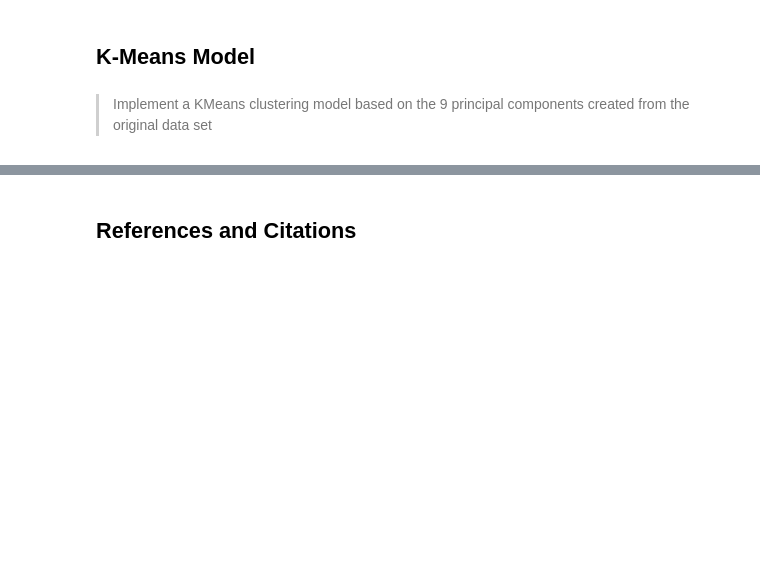
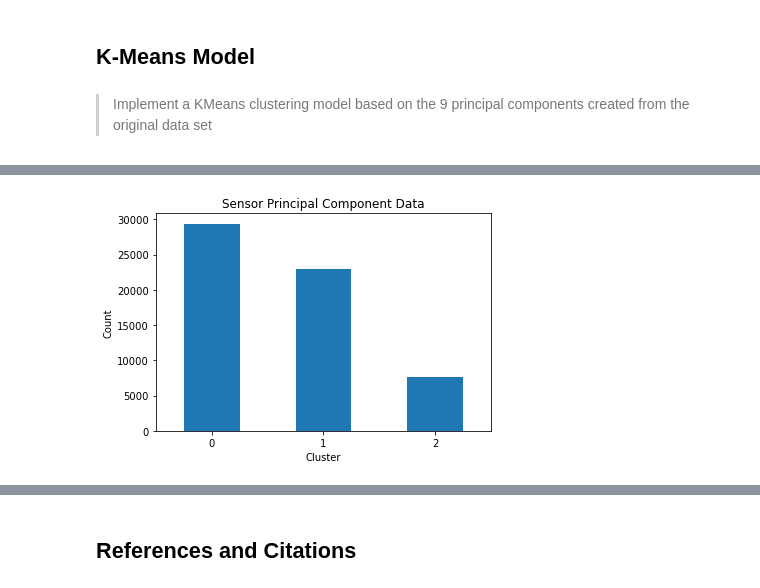
Before and after one commit to mwalbers1/DSC-609-Summer-2022, a Jupyter notebook: module-7-pca.ipynb, the cells around one changed output, grey strips where cells are left out. Cells and saved outputs as stored; diff of their text form; code cells hidden in the pictures; blank space fills up the shorter version.

Commit message:
feat: Perform KMeans clustering
KMeans clustering on principal components

```diff
--- a/module-7-pca.ipynb
+++ b/module-7-pca.ipynb
@@ -286,3 +287,7 @@ combined_pca_df.head()
 ## K-Means Model
 # %% [markdown]
 > Implement a KMeans clustering model based on the 9 principal components created from the original data set
+# %%
+km_model = KMeans(n_clusters=3, init='k-means++', max_iter=100, n_init=10, random_state=0)
+# %%
+km_model.fit(combined_pca_df)
@@ -288,0 +298,2 @@ combined_pca_df.head()
+# %%
+combined_pca_df["class"] = km_model.labels_
@@ -288,0 +309,8 @@ combined_pca_df.head()
+# %%
+combined_pca_df["class"].value_counts().plot(kind='bar', rot=0)
+plt.title("Sensor Principal Component Data")
+plt.xlabel("Cluster")
+plt.ylabel("Count")
+plt.show()
+# %% [output]
+[figure, added]
```
Also changed, not shown: parts of 8 cells of this notebook.
